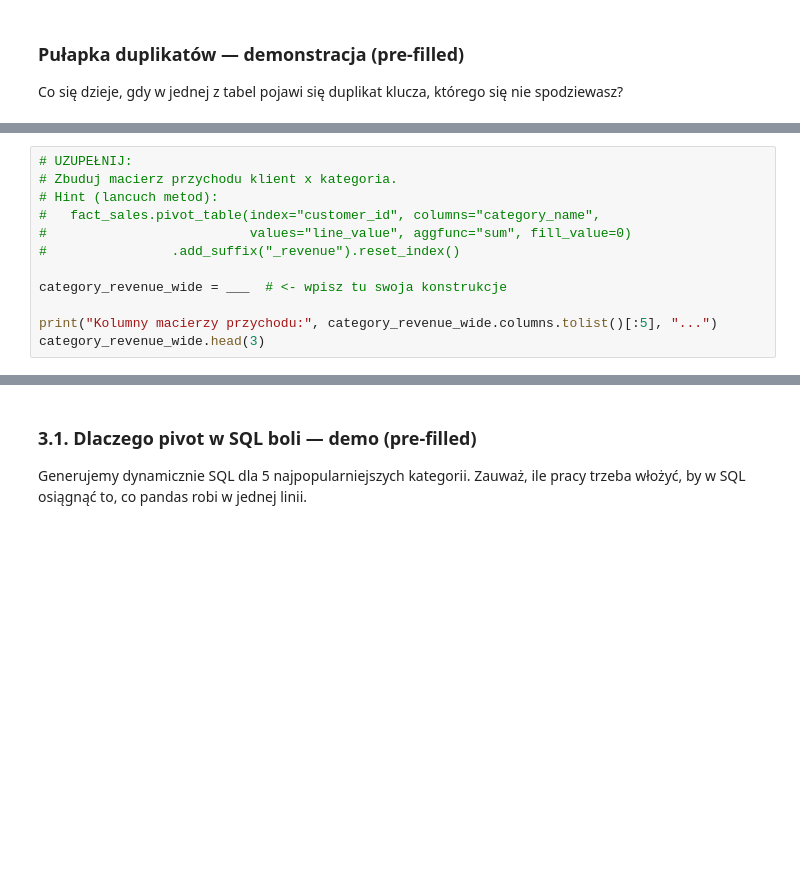
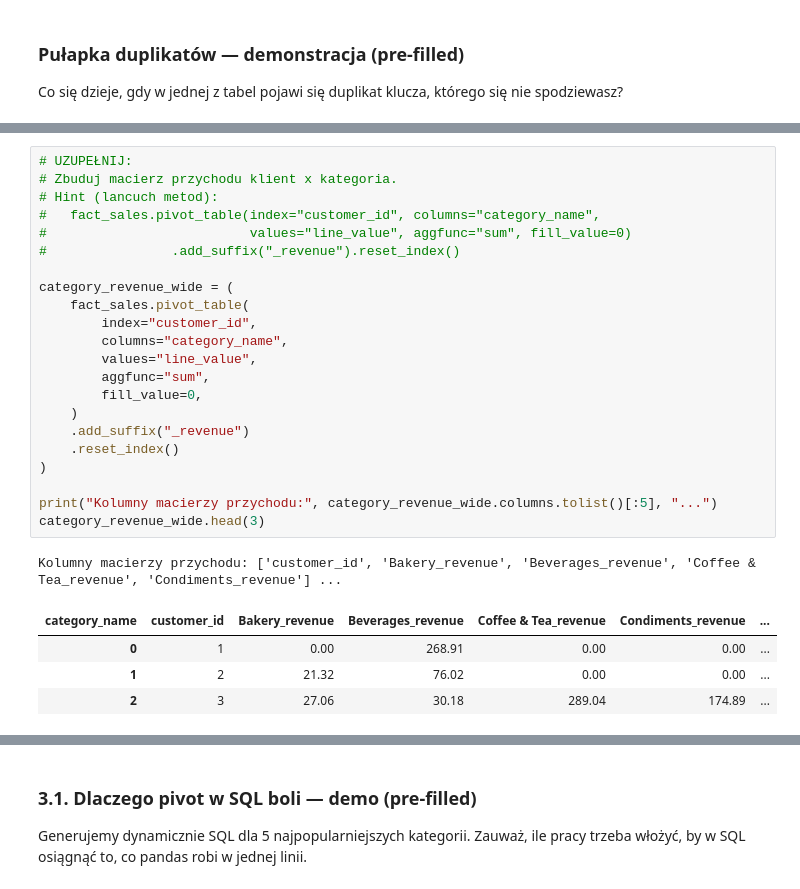
Before and after one commit to closetcaiman/dbids, a Jupyter notebook: labs/lab9/notebooks/notebook.ipynb, the cells around one changed output, grey strips where cells are left out. Cells and saved outputs as stored; diff of their text form; blank space fills up the shorter version.

```diff
--- a/labs/lab9/notebooks/notebook.ipynb
+++ b/labs/lab9/notebooks/notebook.ipynb
@@ -702,15 +832,31 @@ fact_sales.head()
 # %%
 # UZUPEŁNIJ:
 # Zbuduj macierz przychodu klient x kategoria.
 # Hint (lancuch metod):
 #   fact_sales.pivot_table(index="customer_id", columns="category_name",
 #                          values="line_value", aggfunc="sum", fill_value=0)
 #                .add_suffix("_revenue").reset_index()
 
-category_revenue_wide = ___  # <- wpisz tu swoja konstrukcje
+category_revenue_wide = (
+    fact_sales.pivot_table(
+        index="customer_id",
+        columns="category_name",
+        values="line_value",
+        aggfunc="sum",
+        fill_value=0,
+    )
+    .add_suffix("_revenue")
+    .reset_index()
+)
 
 print("Kolumny macierzy przychodu:", category_revenue_wide.columns.tolist()[:5], "...")
 category_revenue_wide.head(3)
+# %% [output]
+Kolumny macierzy przychodu: ['customer_id', 'Bakery_revenue', 'Beverages_revenue', 'Coffee & Tea_revenue', 'Condiments_revenue'] ...
+| category_name | customer_id | Bakery_revenue | Beverages_revenue | Coffee & Tea_revenue | Condiments_revenue | ... |
+| 0 | 1 | 0.00 | 268.91 | 0.00 | 0.00 | ... |
+| 1 | 2 | 21.32 | 76.02 | 0.00 | 0.00 | ... |
+| 2 | 3 | 27.06 | 30.18 | 289.04 | 174.89 | ... |
 # %%
 # UZUPEŁNIJ:
 # Analogicznie zbuduj macierz LICZONOSCI pozycji klient x kategoria.
```
Also changed, not shown: parts of 46 cells of this notebook, 1 other file.
